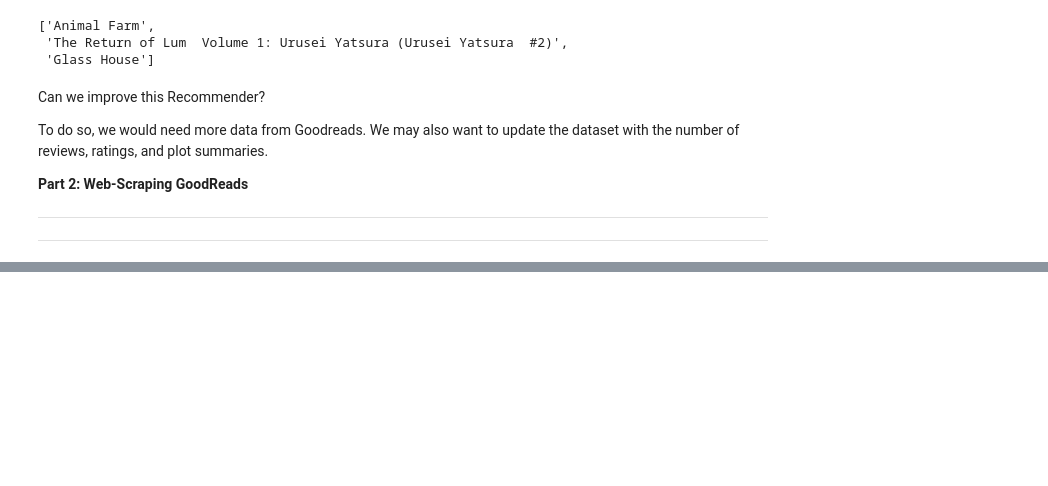
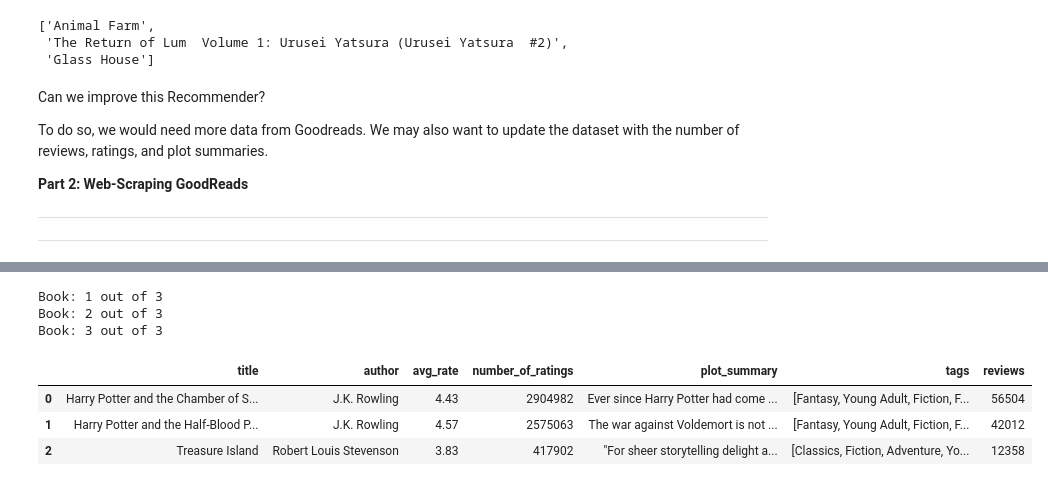
Before and after one commit to rasim321/Book_Recommender, a Jupyter notebook: Book_Recommender.ipynb, the cells around one changed output, grey strips where cells are left out. Drawn from its saved outputs; the diff is of its cells as text; code cells hidden in the pictures; blank space fills up the shorter version.

```diff
--- a/Book_Recommender.ipynb
+++ b/Book_Recommender.ipynb
@@ -597,0 +798,4 @@ books_two
+# %%
+#Let's sort them by the book id
+similarities_sorted = z_score.argsort()
+similarities_sorted
@@ -597,0 +819,11 @@ books_two
+# %%
+#Let's try it now:
+BookDetails(BookLinks(similar_books("The Lightning Thief", try_a, 3, similarities_sorted)), title_data=True,author_data=True, ratings_data=True)
+# %% [output]
+Book: 1 out of 3
+Book: 2 out of 3
+Book: 3 out of 3
+|  | title | author | avg_rate | number_of_ratings | plot_summary | tags | reviews |
+| 0 | Harry Potter and the Chamber of S... | J.K. Rowling | 4.43 | 2904982 | Ever since Harry Potter had come ... | [Fantasy, Young Adult, Fiction, F... | 56504 |
+| 1 | Harry Potter and the Half-Blood P... | J.K. Rowling | 4.57 | 2575063 | The war against Voldemort is not ... | [Fantasy, Young Adult, Fiction, F... | 42012 |
+| 2 | Treasure Island | Robert Louis Stevenson | 3.83 | 417902 | "For sheer storytelling delight a... | [Classics, Fiction, Adventure, Yo... | 12358 |
```
Also changed, not shown: parts of 36 cells of this notebook.
